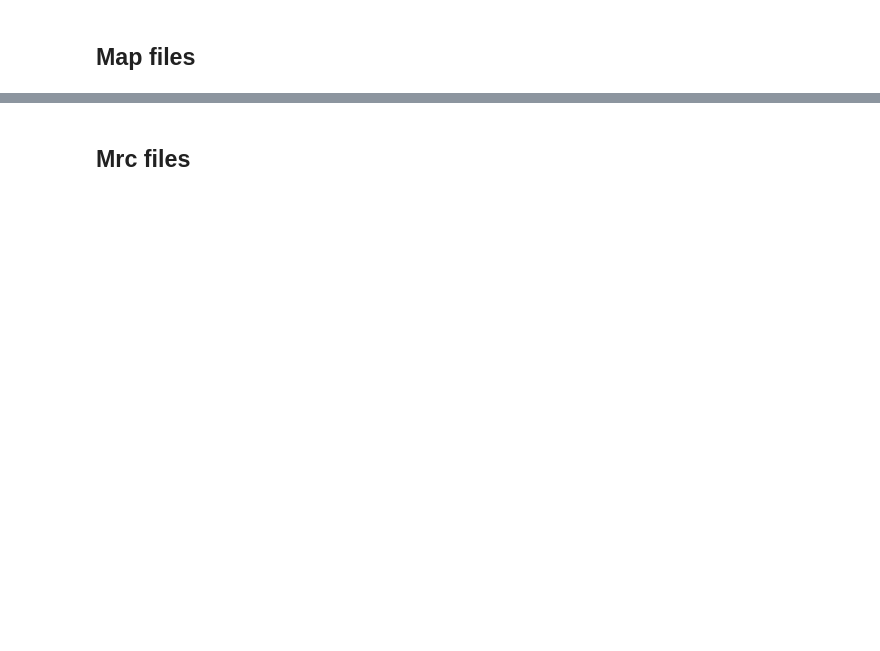
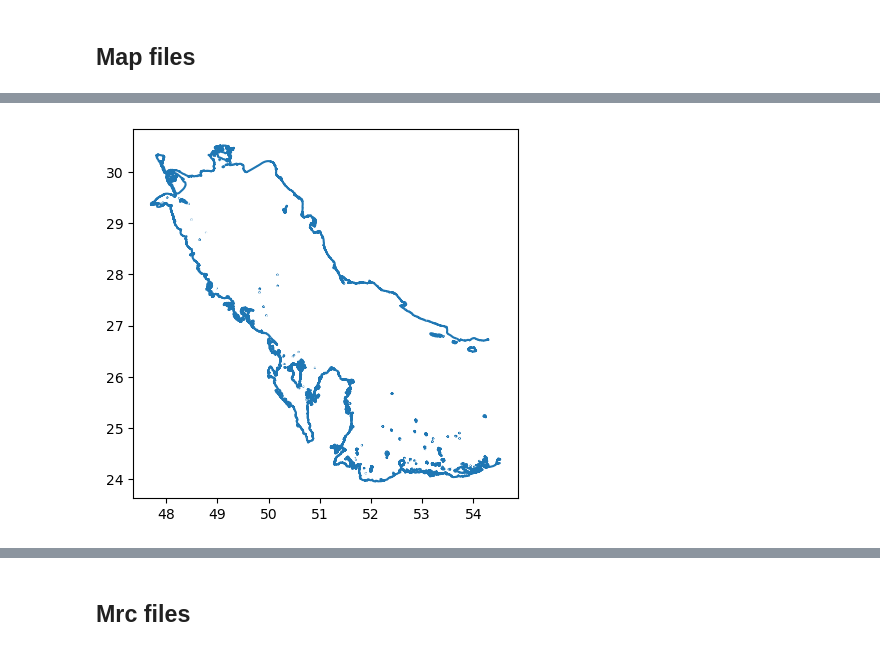
Before and after one commit to Igoratake/MedSlik_CMCC, a Jupyter notebook: Testing_output.ipynb, the cells around one changed output, grey strips where cells are left out. Cells and saved outputs as stored; diff of their text form; code cells hidden in the pictures; blank space fills up the shorter version.

```diff
--- a/Testing_output.ipynb
+++ b/Testing_output.ipynb
@@ -314,0 +461,4 @@ plot_map('/work/opa/ia19223/Medslik-II/cases/taranto_witoil/witoil/DTM_INP/vnzl.
+# %%
+plot_map('cases/saudi_arabia_witoil/witoil/DTM_INP/vnzl.map')
+# %% [output]
+[figure, added]
```
Also changed, not shown: parts of 37 cells of this notebook, 16 other files.
